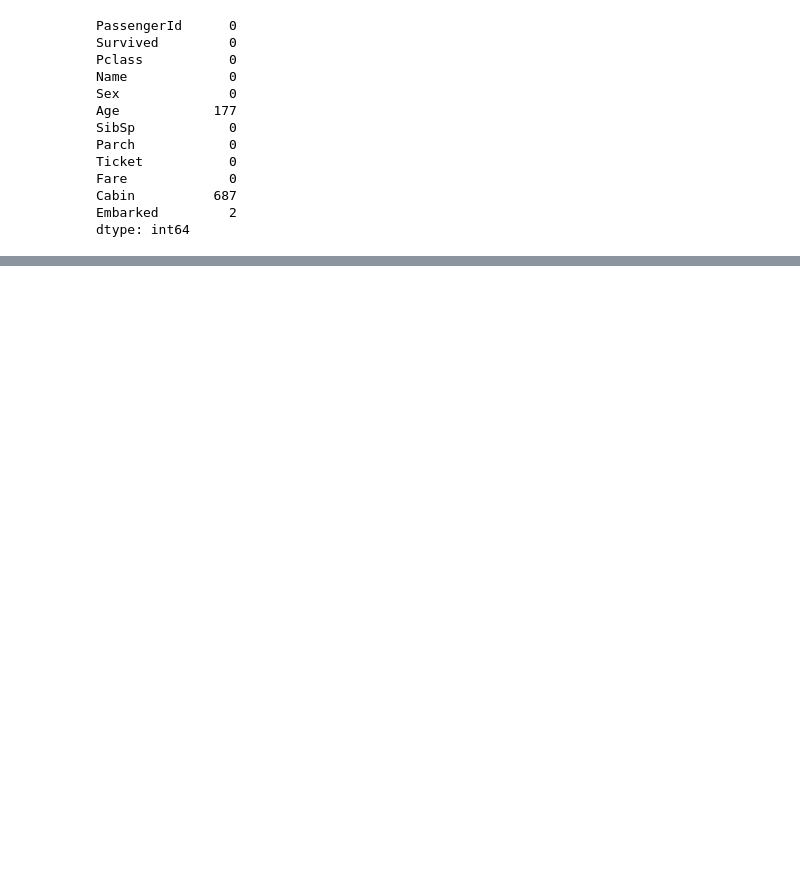
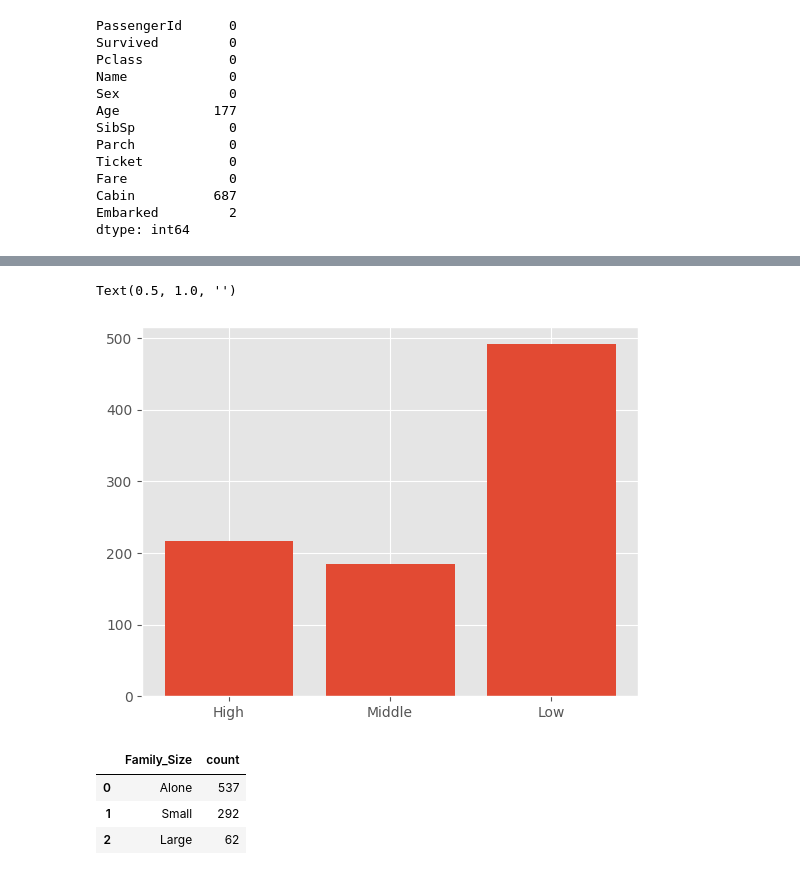
Before and after one commit to Haruki-codes/Titanic, a Jupyter notebook: practice.ipynb, the cells around one changed output, grey strips where cells are left out. Drawn from its saved outputs; the diff is of its cells as text; code cells hidden in the pictures; blank space fills up the shorter version.

```diff
--- a/practice.ipynb
+++ b/practice.ipynb
@@ -217,0 +165,16 @@ np.int64(0)
+# %%
+class_money = df['Pclass'].value_counts().reset_index().sort_values('Pclass')
+class_money['class_name'] = ['High','Middle','Low']
+plt.bar(class_money['class_name'],class_money['count'])
+plt.title("")
+# %% [output]
+Text(0.5, 1.0, '')
+[figure, added]
+# %%
+family_sizes = df['Family_Size'].value_counts().reset_index()
+family_sizes
+# %% [output]
+|  | Family_Size | count |
+| 0 | Alone | 537 |
+| 1 | Small | 292 |
+| 2 | Large | 62 |
```
Also changed, not shown: parts of 38 cells of this notebook.
